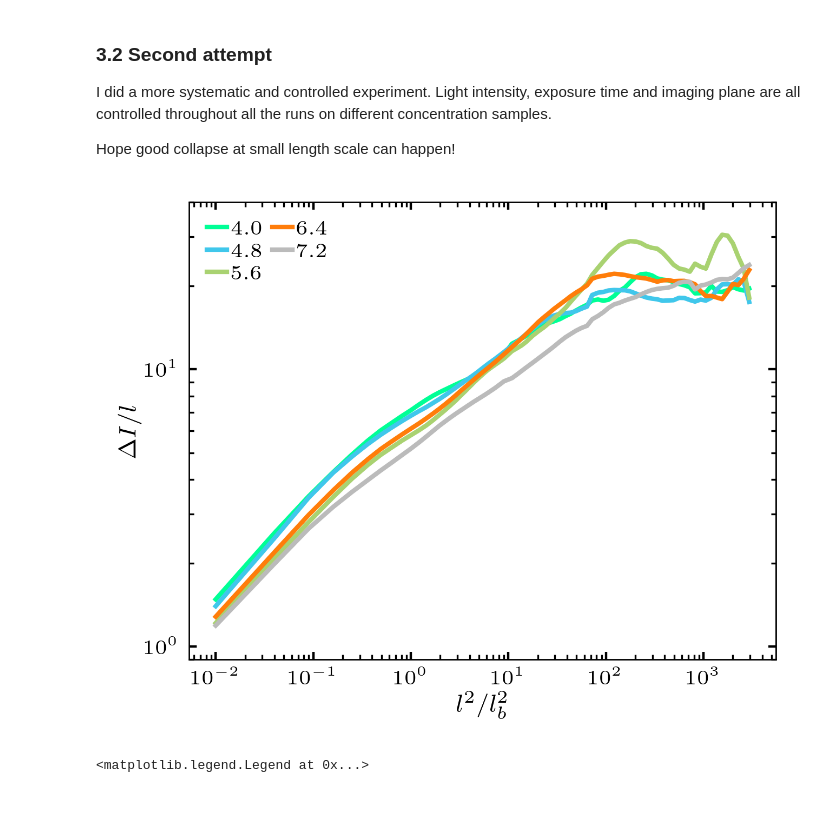
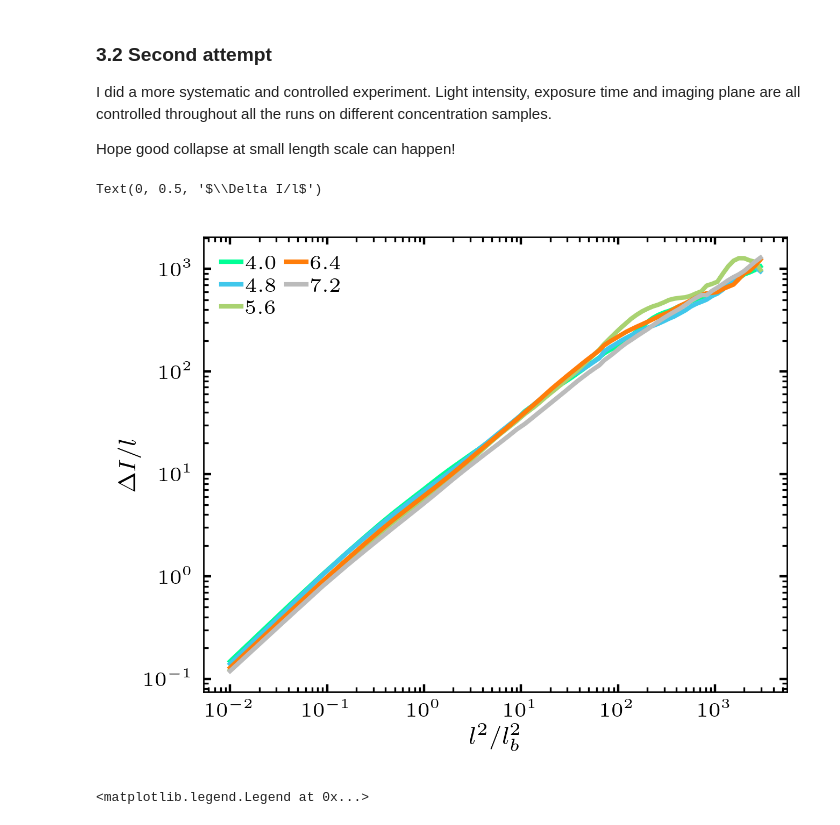
Before and after one commit to ZLoverty/Python, a Jupyter notebook: Correlation/src/GNF-normalizations.ipynb, the cells around one changed output. Drawn from its saved outputs; the diff is of its cells as text; code cells hidden in the pictures.

```diff
--- a/Correlation/src/GNF-normalizations.ipynb
+++ b/Correlation/src/GNF-normalizations.ipynb
@@ -874,19 +874,20 @@ for c in log_1213_2f['conc'].drop_duplicates():
 # %%
 fig, ax = plt.subplots(figsize=(3.5, 2.8))
 for kw in master:
     if kw != '100':
-        ax.plot(master.index, master[kw],
+        ax.plot(master.index, master[kw]*master.index**0.5,
                 color=wowcolor(color_dict[str(int(kw))]), label='{:.1f}'.format(int(kw)*n0_to_vf))
 ax.legend(ncol=2)
 ax.loglog()
-ax.set_ylim([0.9, 40])
+# ax.set_ylim([0.9, 40])
 ax.set_xlabel('$l^2/l_b^2$')
 ax.set_ylabel('$\Delta I/l$')
 
-fig.savefig(os.path.join(data_master_dir,
-                        r'Research projects\DF\Figures\technical-details\GNF-normalization\same-illumination.pdf'))
+# fig.savefig(os.path.join(data_master_dir,
+#                         r'Research projects\DF\Figures\technical-details\GNF-normalization\same-illumination.pdf'))
 # %% [output]
+Text(0, 0.5, '$\\Delta I/l$')
-[figure, old version]
+[figure, new version]
 # %%
 fig, ax = plt.subplots(figsize=(3.5, 2.8))
 conc_df = conc_dict['100']
```
Also changed, not shown: parts of 1 cell of this notebook.
